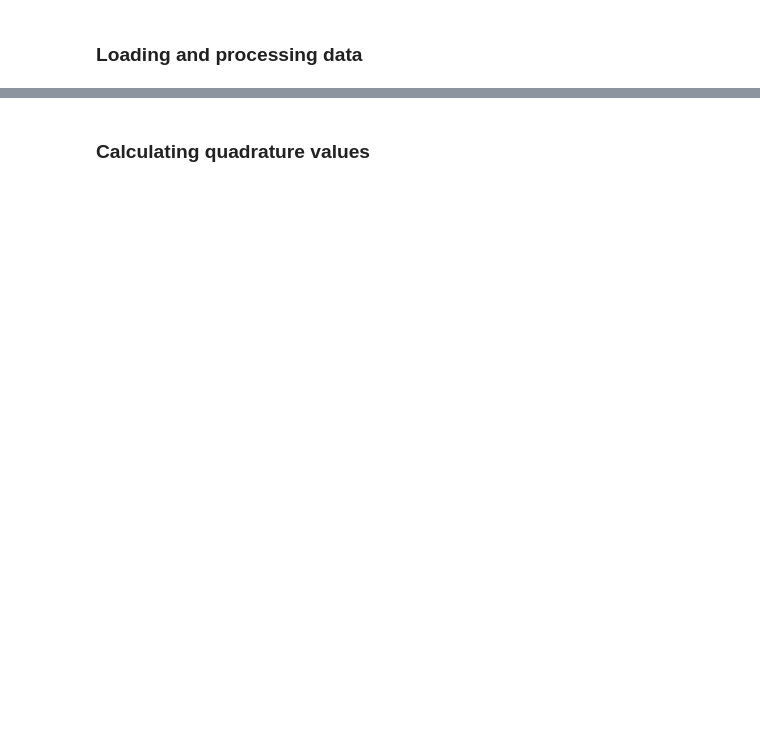
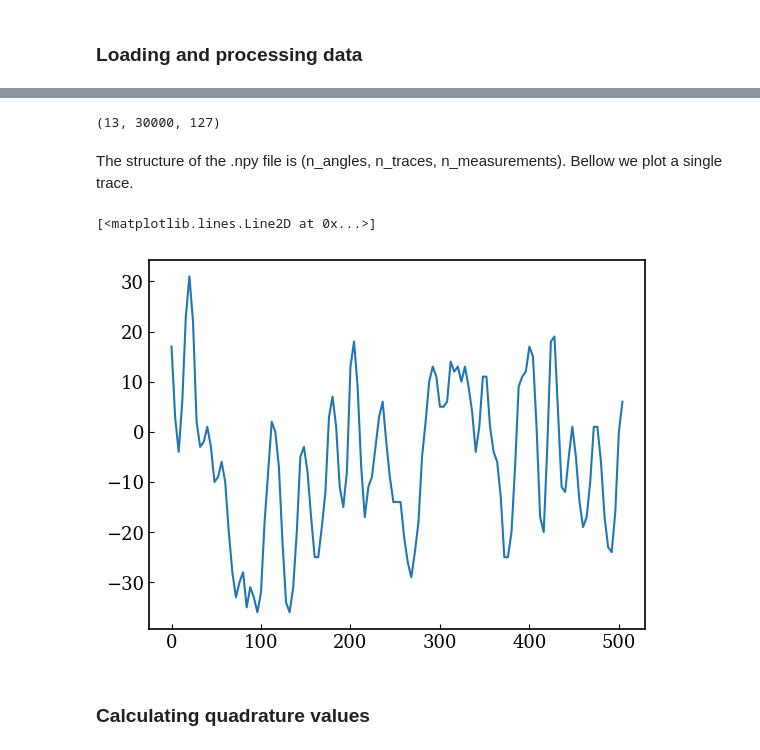
Before and after one commit to ThomasRavnborg/Homodyne-Tomography, a Jupyter notebook: code/main.ipynb, the cells around one changed output, grey strips where cells are left out. Drawn from its saved outputs; the diff is of its cells as text; code cells hidden in the pictures; blank space fills up the shorter version.

```diff
--- a/code/main.ipynb
+++ b/code/main.ipynb
@@ -28,2 +93,24 @@ Processing date: 091028
+# %%
+path = Path(os.path.dirname(os.getcwd()))
+date = "091027"
+state = "cat2"
+
+data_path = path / "data" / "processed_data" / date
+data = np.load(data_path / (state + '.npy'))
+
+dt = json.load(open(data_path / 'dts.json'))[state]
+N = data.shape[2]
+t = np.linspace(0, dt*N, N, endpoint=False)
+# %%
+data.shape
+# %% [output]
+(13, 30000, 127)
+# %% [markdown]
+The structure of the .npy file is (n_angles, n_traces, n_measurements). Bellow we plot a single trace.
+# %%
+plt.plot(t*1e9, data[0, 0, :])
+# %% [output]
+[<matplotlib.lines.Line2D at 0x...>]
+[figure, added]
 # %% [markdown]
 ### Calculating quadrature values
```
Also changed, not shown: parts of 24 cells of this notebook, 3 other files.
